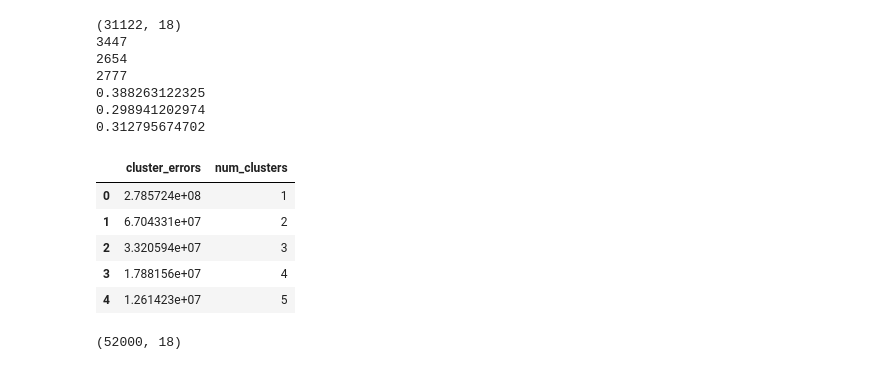
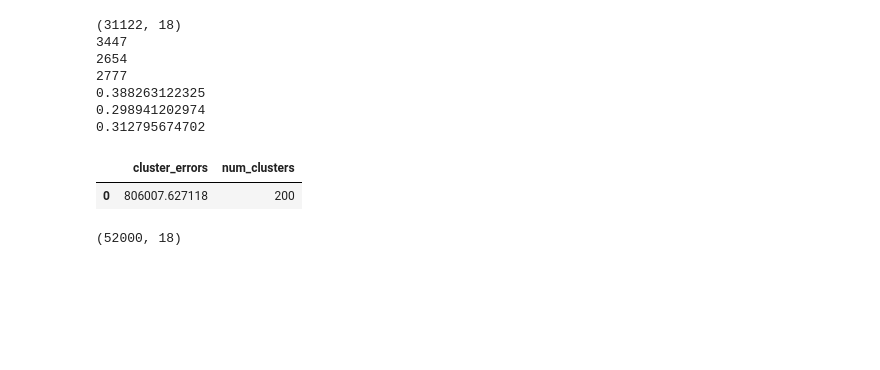
Before and after one commit to apoorvaagarwall/Amex_analyze_this, a Jupyter notebook: Analyze_this-Last Submission.ipynb, the cells around one changed output. Cells and saved outputs as stored; diff of their text form; code cells hidden in the pictures; blank space fills up the shorter version.

```diff
--- a/Analyze_this-Last Submission.ipynb
+++ b/Analyze_this-Last Submission.ipynb
@@ -102,19 +102,15 @@ print df2_credit.shape[0]/float(df2_supp.shape[0]+df2_elite.shape[0]+df2_credit.
 0.298941202974
 0.312795674702
 # %%
-cluster_range = range( 1, 20 )
+cluster_range = [200]
 cluster_errors = []
 
 for num_clusters in cluster_range:
     clusters = KMeans( num_clusters )
     clusters.fit( df2_majority.iloc[:,:-1] )
     cluster_errors.append( clusters.inertia_ )
 clusters_df = pd.DataFrame( { "num_clusters":cluster_range, "cluster_errors": cluster_errors } )
 clusters_df.head()
 # %% [output]
 |  | cluster_errors | num_clusters |
-| 0 | 2.785724e+08 | 1 |
-| 1 | 6.704331e+07 | 2 |
-| 2 | 3.320594e+07 | 3 |
-| 3 | 1.788156e+07 | 4 |
-| 4 | 1.261423e+07 | 5 |
+| 0 | 806007.627118 | 200 |
```
Also changed, not shown: parts of 1 cell of this notebook, 4 other files.
